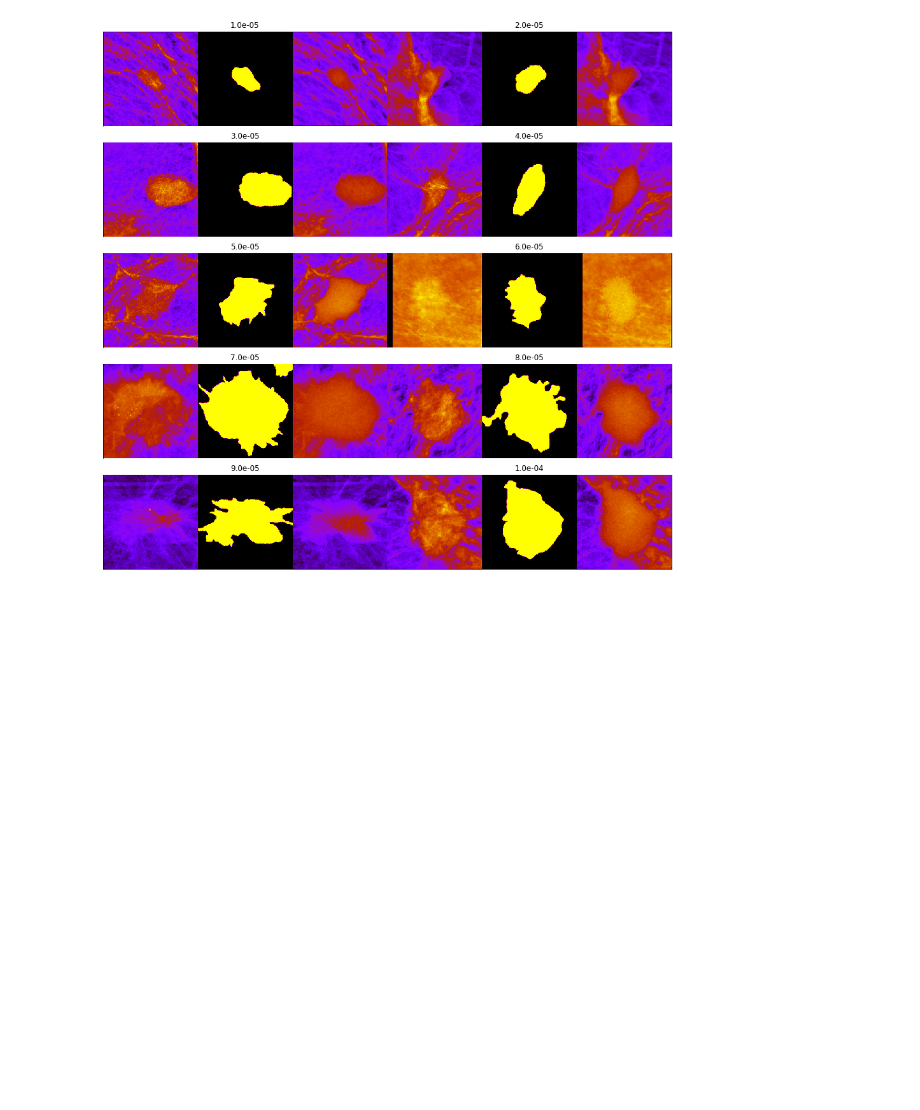
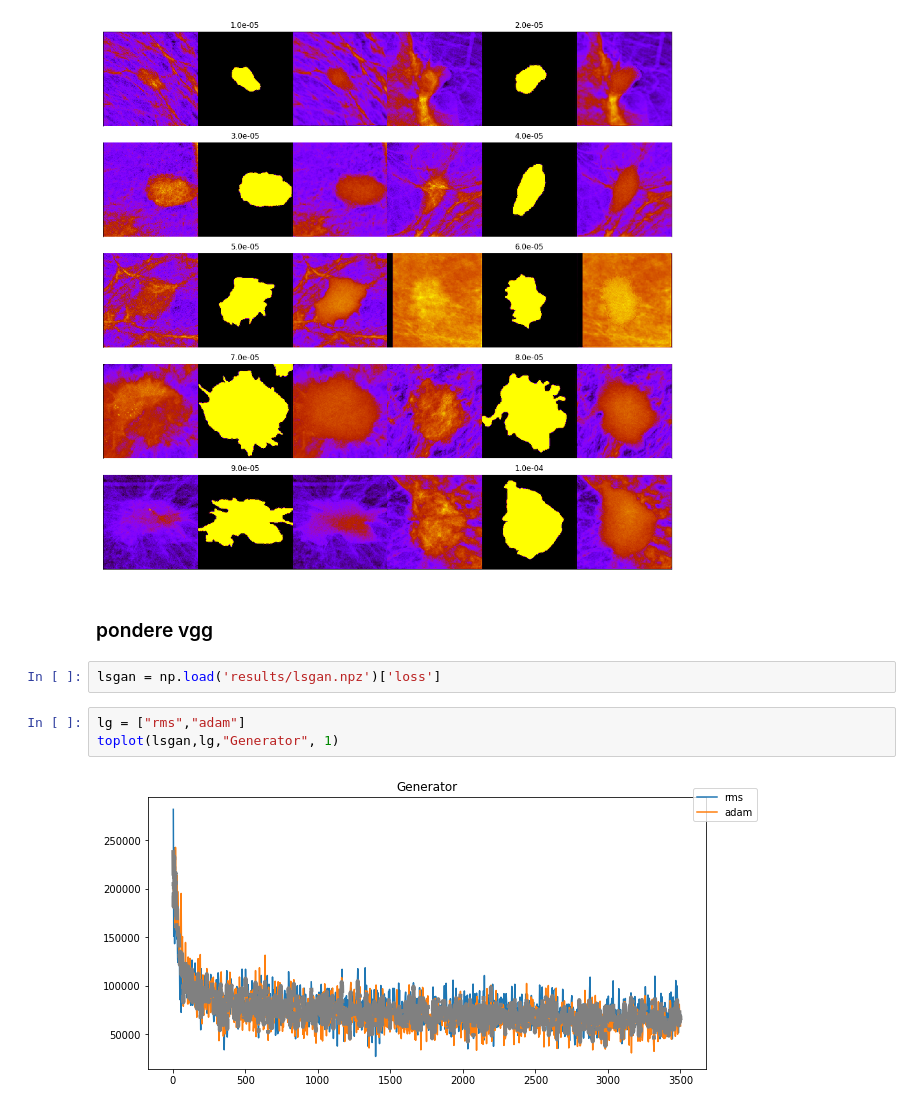
Before and after one commit to camila-ud/ciGAN, a Jupyter notebook: graphs.ipynb, the cells around one changed output. Saved outputs shown, nothing was run; the diff lists cells and outputs as text; blank space fills up the shorter version.

Commit message:
graphs adam et rms lsgan 1e-5

```diff
--- a/graphs.ipynb
+++ b/graphs.ipynb
@@ -319,3 +317,12 @@ for ax in all_axes:
 plt.show()
 # %% [output]
 [figure]
+# %% [markdown]
+### pondere vgg
+# %%
+lsgan = np.load('results/lsgan.npz')['loss']
+# %%
+lg = ["rms","adam"]
+toplot(lsgan,lg,"Generator", 1)
+# %% [output]
+[figure, added]
```
Also changed, not shown: parts of 3 cells of this notebook.
